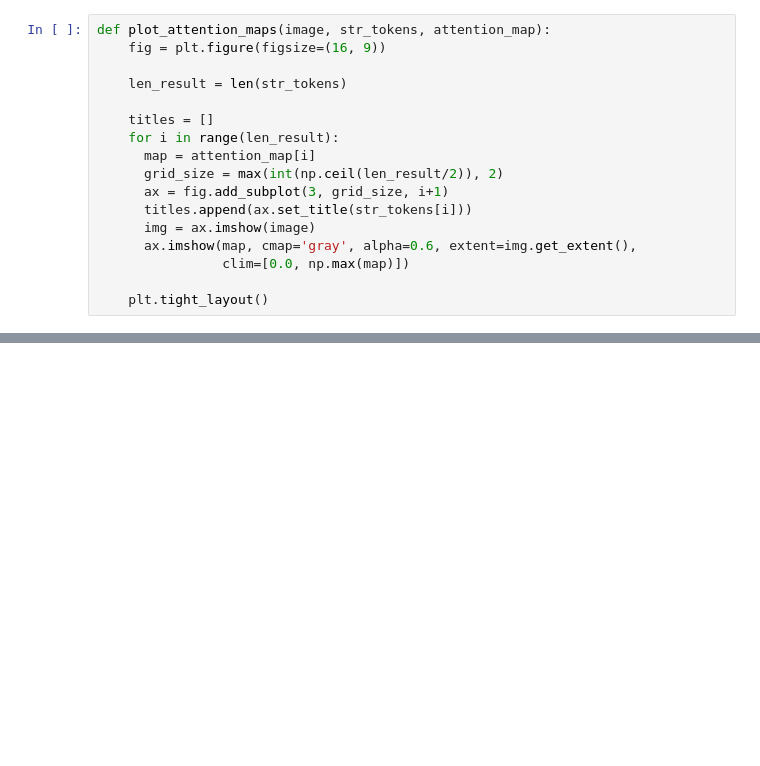
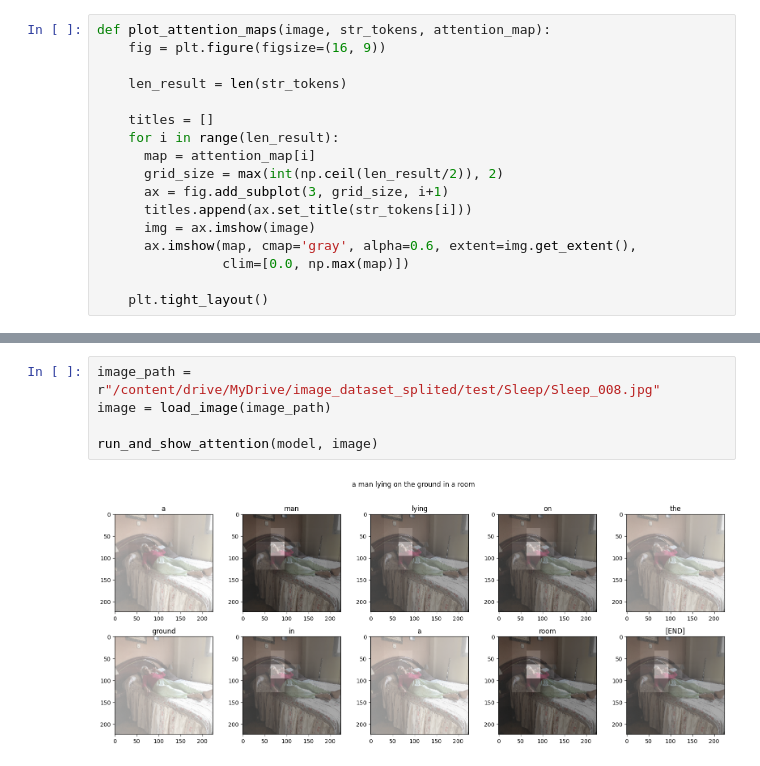
Before and after one commit to qkrwoghd04/binary_classification_using_BERT-ViT, a Jupyter notebook: practice/Image_Captioning.ipynb, the cells around one changed output, grey strips where cells are left out. Saved outputs shown, nothing was run; the diff lists cells and outputs as text; blank space fills up the shorter version.

```diff
--- a/practice/Image_Captioning.ipynb
+++ b/practice/Image_Captioning.ipynb
@@ -757,0 +790,7 @@ plot_attention_maps(image/255, str_tokens, attention_maps)
+# %%
+image_path = r"/content/drive/MyDrive/image_dataset_splited/test/Sleep/Sleep_008.jpg"
+image = load_image(image_path)
+
+run_and_show_attention(model, image)
+# %% [output]
+[figure, added]
```
Also changed, not shown: parts of 19 cells of this notebook.
